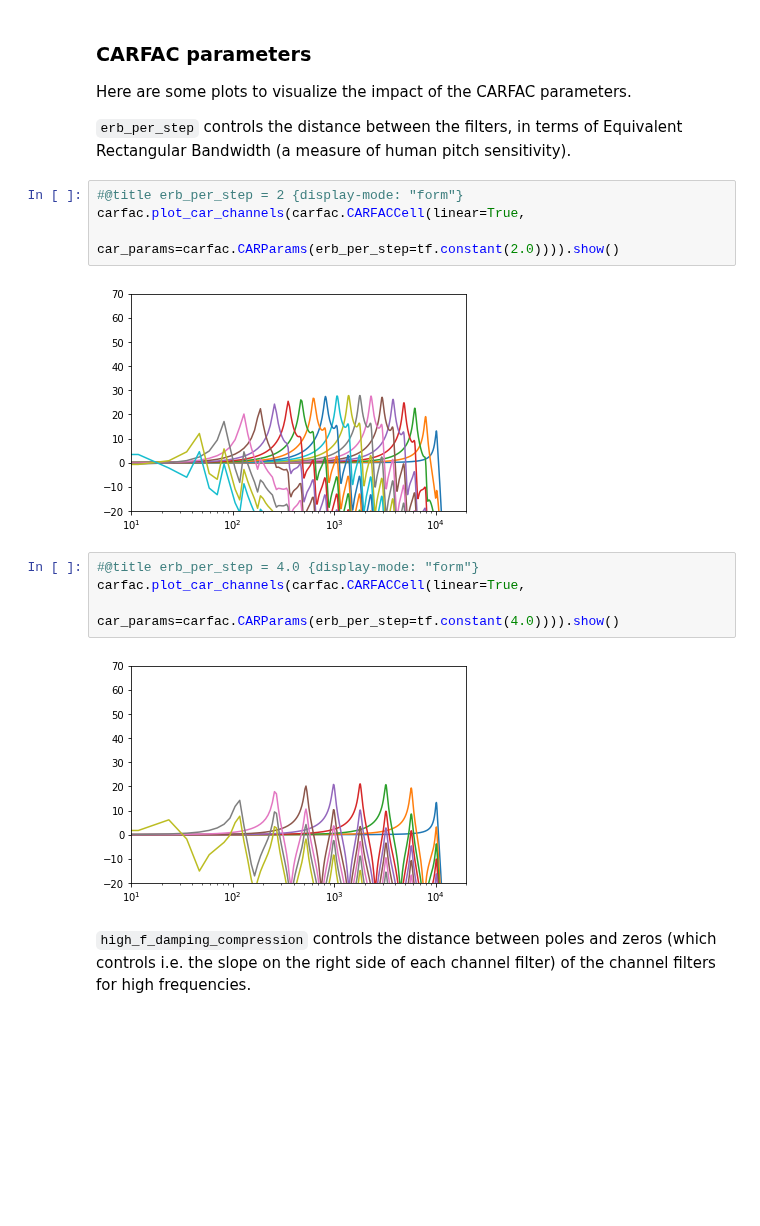
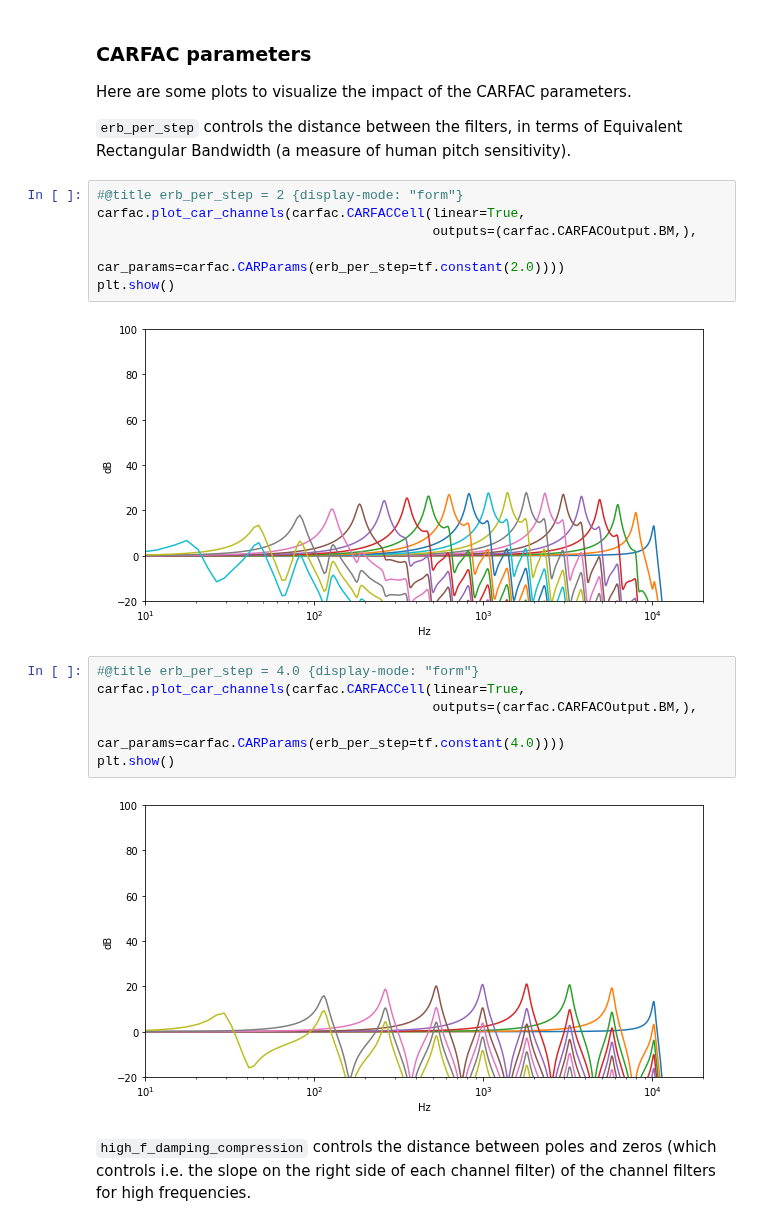
Before and after one commit to google/carfac, a Jupyter notebook: python/tf/visualizations.ipynb, the cells around one changed output. Saved outputs shown, nothing was run; the diff lists cells and outputs as text; blank space fills up the shorter version.

```diff
--- a/python/tf/visualizations.ipynb
+++ b/python/tf/visualizations.ipynb
@@ -114,15 +120,19 @@ Here are some plots to visualize the impact of the CARFAC parameters.
 # %%
 #@title erb_per_step = 2 {display-mode: "form"}
 carfac.plot_car_channels(carfac.CARFACCell(linear=True,
-                                           car_params=carfac.CARParams(erb_per_step=tf.constant(2.0)))).show()
+                                           outputs=(carfac.CARFACOutput.BM,),
+                                           car_params=carfac.CARParams(erb_per_step=tf.constant(2.0))))
+plt.show()
 # %% [output]
-[figure, old version]
+[figure, new version]
 # %%
 #@title erb_per_step = 4.0 {display-mode: "form"}
 carfac.plot_car_channels(carfac.CARFACCell(linear=True,
-                                           car_params=carfac.CARParams(erb_per_step=tf.constant(4.0)))).show()
+                                           outputs=(carfac.CARFACOutput.BM,),
+                                           car_params=carfac.CARParams(erb_per_step=tf.constant(4.0))))
+plt.show()
 # %% [output]
-[figure, old version]
+[figure, new version]
 # %% [markdown]
 `high_f_damping_compression` controls the distance between poles and zeros (which controls i.e. the slope on the right side of each channel filter) of the channel filters for high frequencies.
 # %%
```
Also changed, not shown: parts of 14 cells of this notebook, 2 other files.
